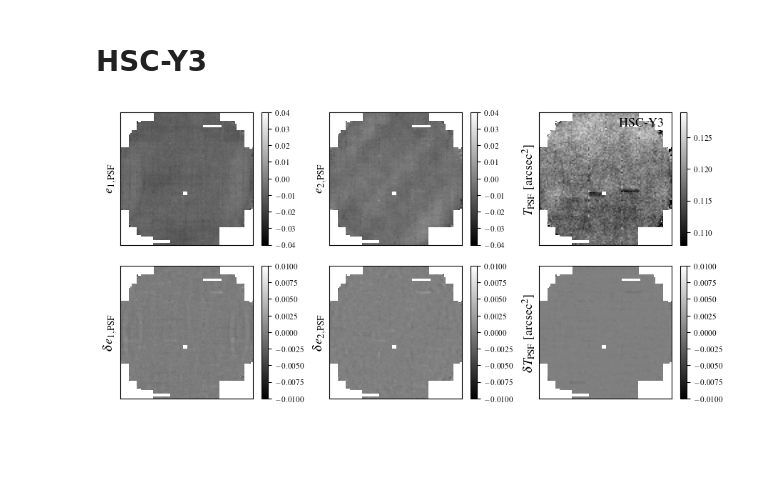
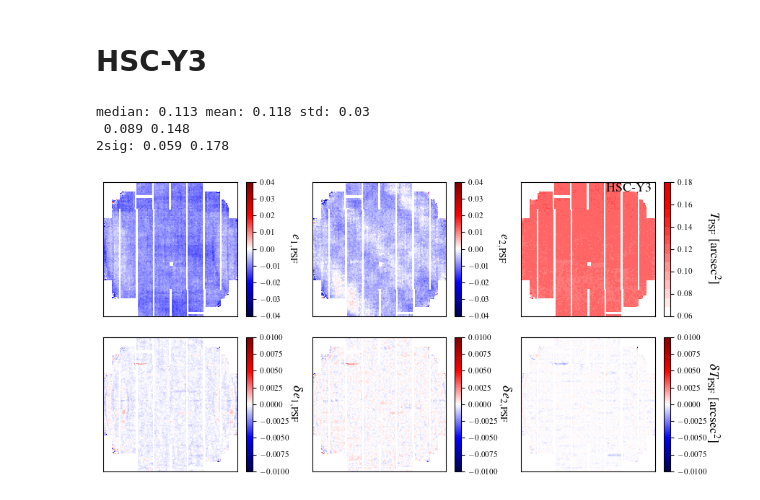
Before and after one commit to LSSTDESC/nulltests_txpipe, a Jupyter notebook: paper_plots/Fig2/FOVPlots.ipynb, the cells around one changed output. Cells and saved outputs as stored; diff of their text form; code cells hidden in the pictures; blank space fills up the shorter version.

```diff
--- a/paper_plots/Fig2/FOVPlots.ipynb
+++ b/paper_plots/Fig2/FOVPlots.ipynb
@@ -120,24 +117,26 @@ labels = [r'$e_{1, {\rm PSF}}$',r'$e_{2, {\rm PSF}}$',r'$T_{\rm PSF}$ [arcsec$^2
 # %%
 Hnorm = []
 for w in weights:
-    Hw, _, _= np.histogram2d(fov_x, fov_y, bins=(100,100), weights=w)
-    H, _, _= np.histogram2d(fov_x, fov_y, bins=(100,100))
+    Hw, _, _= np.histogram2d(fov_x, fov_y, bins=(220,220), weights=w)
+    H, _, _= np.histogram2d(fov_x, fov_y, bins=(220,220))
     Hnorm.append(Hw/H)
 
-Vmin = [-0.04, -0.04, 0.25, -0.01, -0.01, -0.01]
-Vmax = [0.04, 0.04, 0.5, 0.01, 0.01, 0.01]
+Vmin = [-0.04, -0.04, 0.1, -0.01, -0.01, -0.01]
+Vmax = [0.04, 0.04, 0.67, 0.01, 0.01, 0.01]
 # %%
 plt.figure(figsize=(9, 4.5))
 for i in range(6):
     plt.subplot(2,3,i+1)
-    im = plt.imshow(Hnorm[i],cmap=cmap, vmin=Vmin[i], vmax=Vmax[i])
-    plt.ylabel(labels[i])
+    cmapT = LinearSegmentedColormap.from_list('Upper Half', halfcmap,N=15)
+    cmap = [cm.seismic,cm.seismic,cmapT,cm.seismic,cm.seismic,cm.seismic]
+    im = plt.imshow(Hnorm[i],cmap=cmap[i], vmin=Vmin[i], vmax=Vmax[i])
     plt.xticks([])
     plt.yticks([])
     cbar = plt.colorbar()
     cbar.ax.tick_params(labelsize=8)
+    cbar.ax.set_ylabel(labels[i], rotation=270,labelpad=pad[i])
     if i==2:
-        plt.text(60,10,'DES-Y3')
+        plt.text(140,20,'DES-Y3')
 
 plt.tight_layout()
 
@@ -150,10 +149,6 @@ plt.savefig('psf_fov_des.pdf',bbox_inches='tight')
 # HSC-Y3
 # %%
 #dir_output = f'/global/cfs/cdirs/lsst/groups/WL/projects/txpipe-sys-tests/hsc-y3/shear/SRC/{obsid}/HSC-I/output'
-import numpy as np
-import  matplotlib.pyplot as plt
-
-
 
 
 e1=[]
@@ -185,38 +180,48 @@ for i in (['00814','00817','01116','00995','01057','01062','01236','01296','0129
     T     += (d['T_meas']).tolist() #des['stars/measured_T'][:]
     dT    += (d['T_meas'] - d['T_mod'][:]).tolist()
     fov_x += (d['fpx']).tolist()#des['stars/fov_x'][:]
-    fov_y += (d['fpy']).tolist()#des['stars/fov_y'][:]
+    fov_y += (d['fpy']*-1).tolist()#des['stars/fov_y'][:]
 
 weights = [np.array(e1),np.array(e2), np.array(T), np.array(de1),np.array(de2), np.array(dT) ]
 
 labels = [r'$e_{1, {\rm PSF}}$',r'$e_{2, {\rm PSF}}$',r'$T_{\rm PSF}$ [arcsec$^2$]',r'$\delta e_{1, {\rm PSF}}$',r'$\delta e_{2, {\rm PSF}}$', r'$\delta T_{\rm PSF}$ [arcsec$^2$]']
+# %%
+print('median:', round(np.median(T),3),'mean:',round(np.mean(T),3),'std:',round(np.std(T),3),'\n',round(np.mean(T)-np.std(T),3),round(np.mean(T)+np.std(T),3))
+print('2sig:',round(np.mean(T)-2*np.std(T),3),round(np.mean(T)+2*np.std(T),3))
+# %% [output]
+median: 0.113 mean: 0.118 std: 0.03
+ 0.089 0.148
+2sig: 0.059 0.178
 # %%
 
 Hnorm = []
 for w in weights:
-    Hw, _, _= np.histogram2d(fov_x, fov_y, bins=(100,100), weights=w)
-    H, _, _= np.histogram2d(fov_x, fov_y, bins=(100,100))
+    Hw, _, _= np.histogram2d(fov_x, fov_y, bins=(150,150), weights=w)
+    H, _, _= np.histogram2d(fov_x, fov_y, bins=(150,150))
     Hnorm.append(Hw/H)
 
-Vmin = [-0.04, -0.04, 0.108, -0.01, -0.01, -0.01]
-Vmax = [0.04, 0.04, 0.129, 0.01, 0.01, 0.01]
+Vmin = [-0.04, -0.04, 0.06, -0.01, -0.01, -0.01]
+Vmax = [0.04, 0.04, 0.18, 0.01, 0.01, 0.01]
 # %%
 plt.figure(figsize=(9, 4.5))
 for i in range(6):
     plt.subplot(2,3,i+1)
-    im = plt.imshow(Hnorm[i],cmap=cmap, vmin=Vmin[i], vmax=Vmax[i])
-    plt.ylabel(labels[i])
+    cmapT = LinearSegmentedColormap.from_list('Upper Half', halfcmap,N=15)
+    cmap = [cm.seismic,cm.seismic,cmapT,cm.seismic,cm.seismic,cm.seismic]
+
+    im = plt.imshow(Hnorm[i],cmap=cmap[i], vmin=Vmin[i], vmax=Vmax[i])
     plt.xticks([])
     plt.yticks([])
     cbar = plt.colorbar()
     cbar.ax.tick_params(labelsize=8)
+    cbar.ax.set_ylabel(labels[i], rotation=270,labelpad=pad[i])
     if i==2:
-        plt.text(60,10,'HSC-Y3')
+        plt.text(95,10,'HSC-Y3')
 
 plt.tight_layout()
 plt.savefig('psf_fov_hsc.pdf',bbox_inches='tight')
 # %% [output]
-[figure, old version]
+[figure, new version]
 # %% [markdown]
 # Pixel scales $\rightarrow$ angular scales
 DES: 0.263"/pixel <BR>
```
Also changed, not shown: parts of 11 cells of this notebook.
